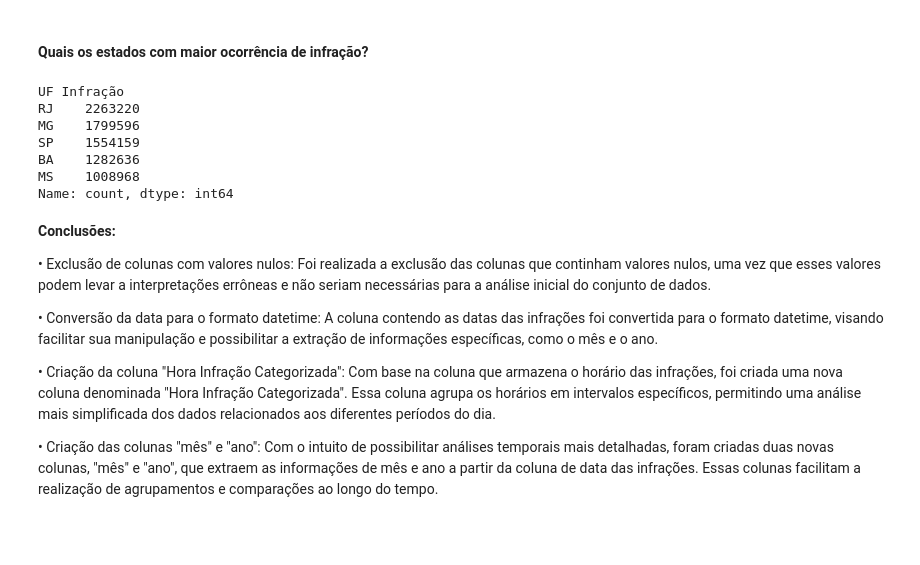
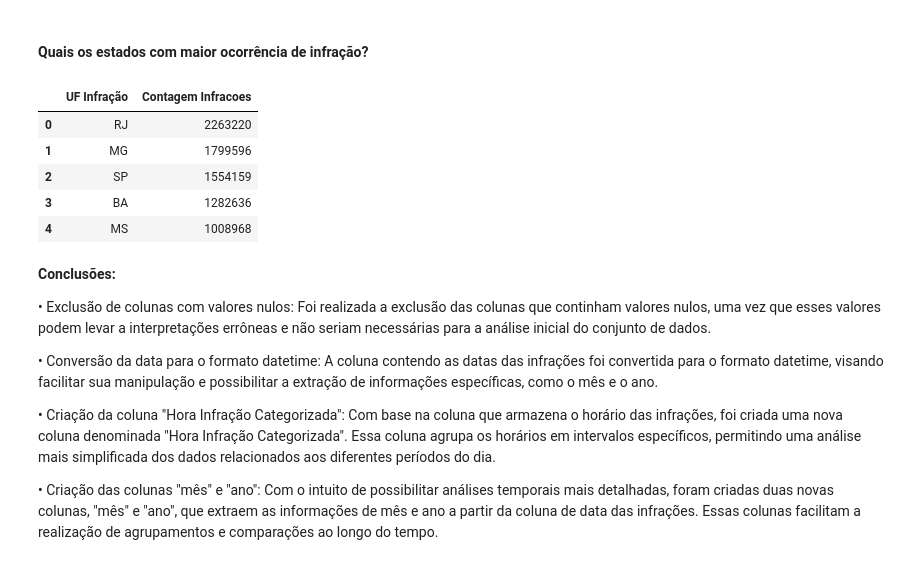
Before and after one commit to isabela-vitoriano/analise_dados_multas_prf, a Jupyter notebook: analise_exploratoria.ipynb, the cells around one changed output. Drawn from its saved outputs; the diff is of its cells as text; code cells hidden in the pictures; blank space fills up the shorter version.

```diff
--- a/analise_exploratoria.ipynb
+++ b/analise_exploratoria.ipynb
@@ -306,14 +326,16 @@ Name: count, dtype: int64
 # %% [markdown]
 #### Quais os estados com maior ocorrência de infração?
-# %%
-estados = df['UF Infração'].value_counts(dropna = True).nlargest(5)
-
-print(estados)
-# %% [output]
-UF Infração
-RJ    2263220
-MG    1799596
-SP    1554159
-BA    1282636
-MS    1008968
-Name: count, dtype: int64
+# %%
+df_estados = df['UF Infração'].value_counts().reset_index()
+df_estados.columns = ['UF Infração', 'Contagem Infracoes']
+df_estados = df_estados.sort_values('Contagem Infracoes', ascending=False)
+df_estados = df_estados.nlargest(5, 'Contagem Infracoes')
+
+display(df_estados)
+# %% [output]
+|  | UF Infração | Contagem Infracoes |
+| 0 | RJ | 2263220 |
+| 1 | MG | 1799596 |
+| 2 | SP | 1554159 |
+| 3 | BA | 1282636 |
+| 4 | MS | 1008968 |
```
Also changed, not shown: parts of 20 cells of this notebook, 1 other file.
